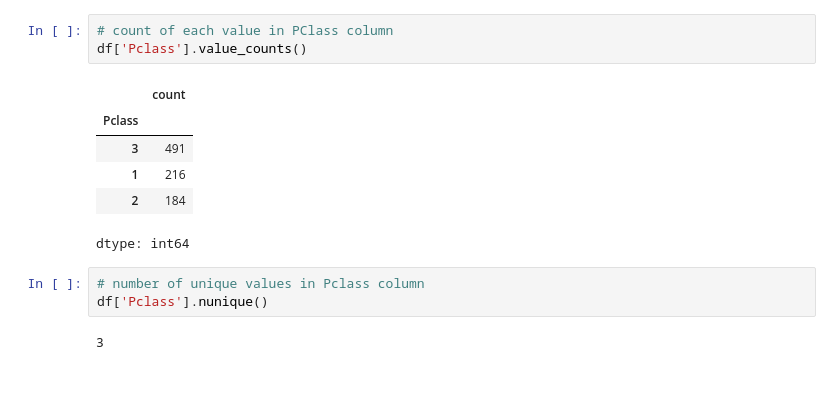
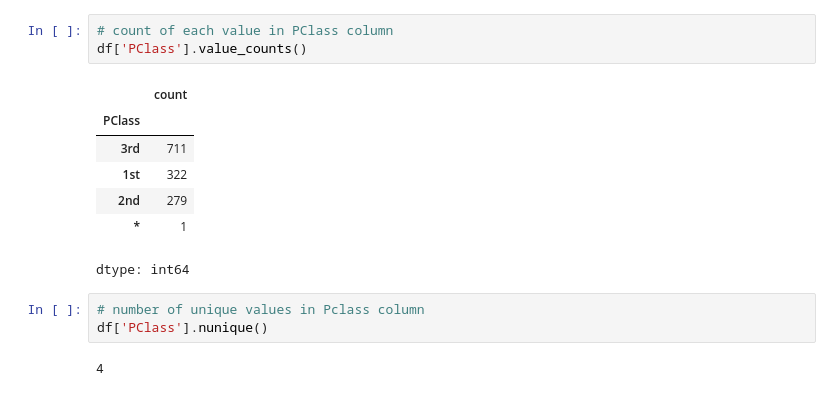
Before and after one commit to ApoorvaReddy17/practice, a Jupyter notebook: Titanic_Dataset_Processing_Data_wrangling.ipynb, the cells around one changed output. Cells and saved outputs as stored; diff of their text form.

```diff
--- a/Titanic_Dataset_Processing_Data_wrangling.ipynb
+++ b/Titanic_Dataset_Processing_Data_wrangling.ipynb
@@ -200,19 +183,20 @@ df['Sex'].value_counts()
 dtype: int64
 # %%
 # count of each value in PClass column
-df['Pclass'].value_counts()
+df['PClass'].value_counts()
 # %% [output]
 |  | count |
-| Pclass |  |
-| 3 | 491 |
-| 1 | 216 |
-| 2 | 184 |
+| PClass |  |
+| 3rd | 711 |
+| 1st | 322 |
+| 2nd | 279 |
+| * | 1 |
 dtype: int64
 # %%
 # number of unique values in Pclass column
-df['Pclass'].nunique()
+df['PClass'].nunique()
 # %% [output]
-3
+4
 # %%
 # checking null values
 df.isnull().sum()
```
Also changed, not shown: parts of 29 cells of this notebook.
